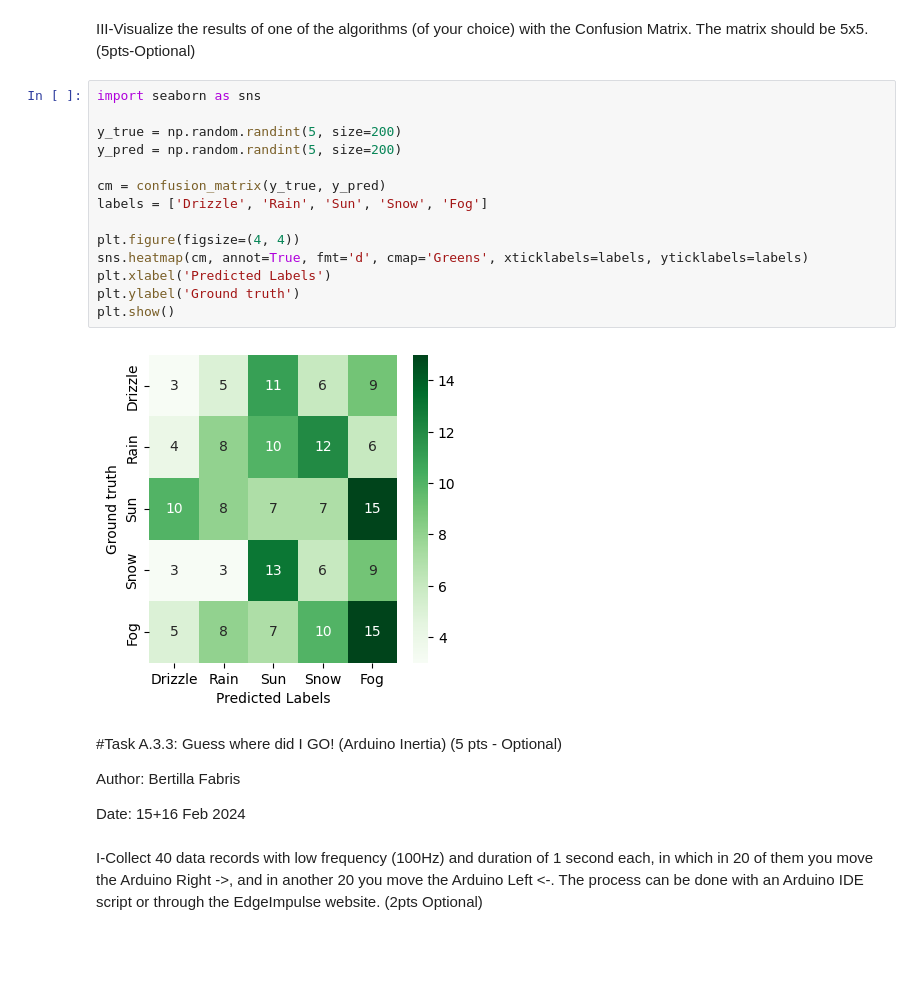
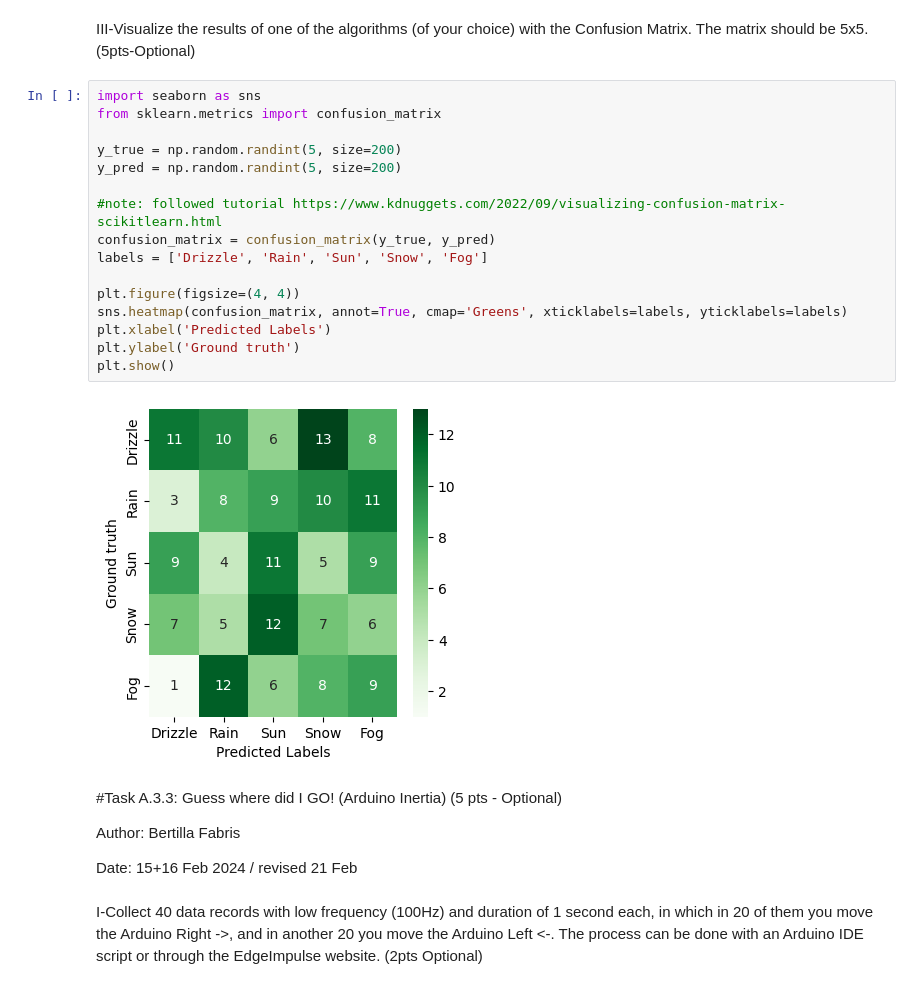
Before and after one commit to cybertilla/Lab3, a Jupyter notebook: Lab3.ipynb, the cells around one changed output. Saved outputs shown, nothing was run; the diff lists cells and outputs as text; blank space fills up the shorter version.

```diff
--- a/Lab3.ipynb
+++ b/Lab3.ipynb
@@ -196,26 +216,28 @@ plt.show()
 III-Visualize the results of one of the algorithms (of your choice) with the Confusion Matrix. The matrix should be 5x5.(5pts-Optional)
 # %%
 import seaborn as sns
+from sklearn.metrics import confusion_matrix
 
 y_true = np.random.randint(5, size=200)
 y_pred = np.random.randint(5, size=200)
 
-cm = confusion_matrix(y_true, y_pred)
+#note: followed tutorial https://www.kdnuggets.com/2022/09/visualizing-confusion-matrix-scikitlearn.html
+confusion_matrix = confusion_matrix(y_true, y_pred)
 labels = ['Drizzle', 'Rain', 'Sun', 'Snow', 'Fog']
 
 plt.figure(figsize=(4, 4))
-sns.heatmap(cm, annot=True, fmt='d', cmap='Greens', xticklabels=labels, yticklabels=labels)
+sns.heatmap(confusion_matrix, annot=True, cmap='Greens', xticklabels=labels, yticklabels=labels)
 plt.xlabel('Predicted Labels')
 plt.ylabel('Ground truth')
 plt.show()
 # %% [output]
-[figure, old version]
+[figure, new version]
 # %% [markdown]
 #Task A.3.3: Guess where did I GO! (Arduino Inertia) (5 pts - Optional)
 
 Author: Bertilla Fabris
 
-Date: 15+16 Feb 2024
+Date: 15+16 Feb 2024 / revised 21 Feb
 # %% [markdown]
 I-Collect 40 data records with low frequency (100Hz) and duration of 1 second each, in which in 20 of them you move the Arduino Right ->, and in another 20 you move the Arduino Left <-. The process can be done with an Arduino IDE script or through the EdgeImpulse website. (2pts Optional)
 # %%
```
Also changed, not shown: parts of 25 cells of this notebook.
